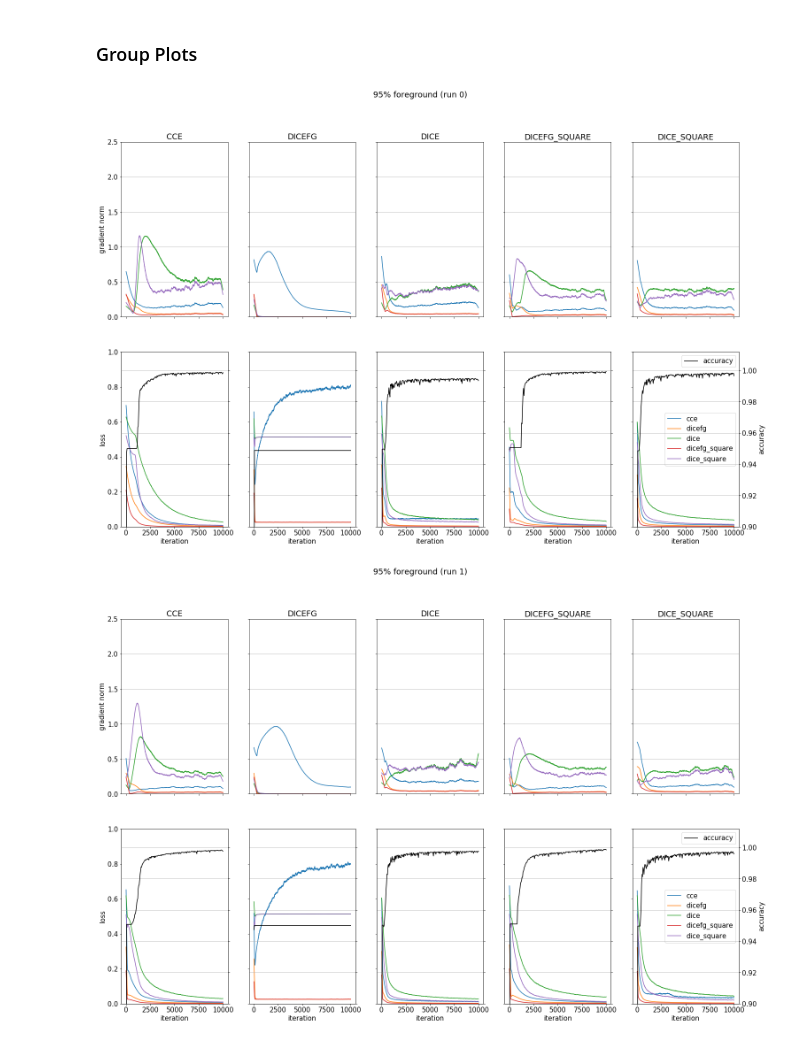
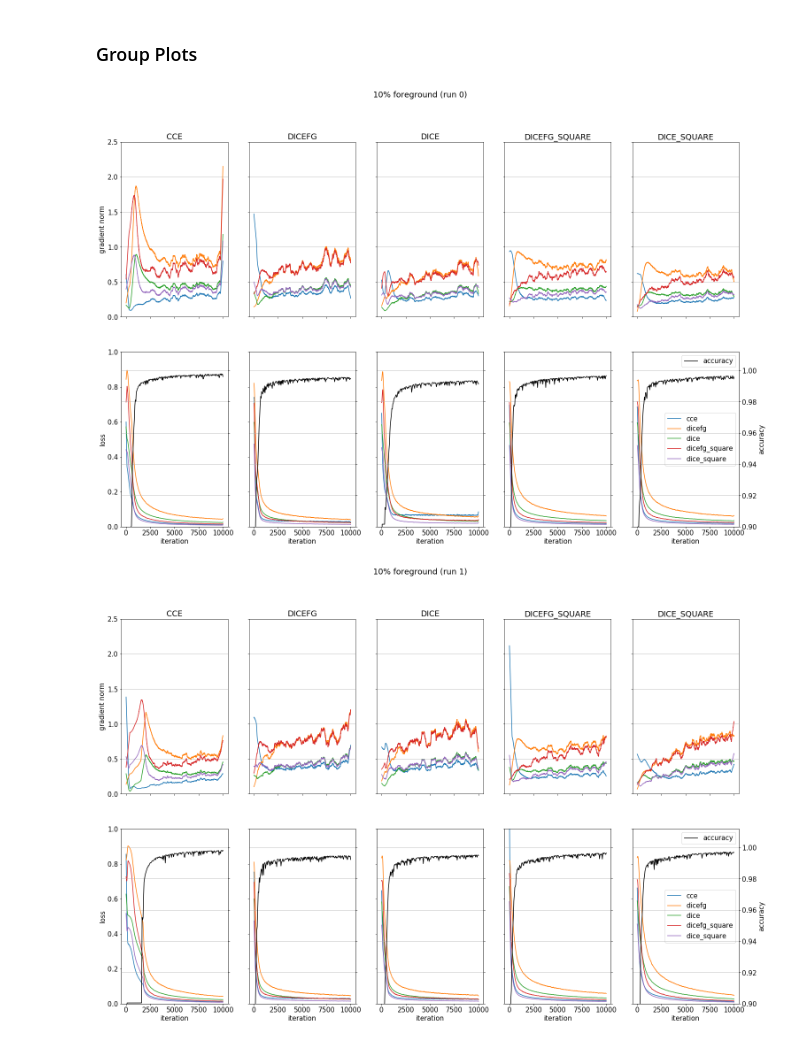
Before and after one commit to gchlebus/gchlebus.github.io, a Jupyter notebook: code/loss-functions/experiments.ipynb, the cells around one changed output. Saved outputs shown, nothing was run; the diff lists cells and outputs as text; code cells hidden in the pictures.

```diff
--- a/code/loss-functions/experiments.ipynb
+++ b/code/loss-functions/experiments.ipynb
@@ -138,7 +138,7 @@ def group_plot(threshold, opts1, opts2, run_index=0):
     ncols = len(filenames)
 
     plt.figure()
-    fg_percentage = int((1-threshold) * 100)
+    fg_percentage = int(round((1-threshold) * 100))
     plt.suptitle('{:d}% foreground (run {:d})'.format(fg_percentage, run_index))
     plt.subplot(nrows, ncols, 1)
     plot_grad(load(filenames[0]), **opts1, title=titles[0])
@@ -163,17 +163,17 @@ smooth2 = 100
 # %%
 opts1 = {
     'smooth': smooth1,
     'ylim': [0, 2.5],
     'legend': False,
     'xaxis': False
 }
 opts2 = {
     'smooth': smooth2,
     'y1lim': [0, 1],
     'y2lim': [0.9, 1.012],
 }
 for i in range(5):
-    group_plot(0.05, opts1, opts2, run_index=i)
+    group_plot(0.9, opts1, opts2, run_index=i)
 # %% [output]
-[figure, old version]
+[figure, new version]
-[figure, old version]
+[figure, new version]
```
Also changed, not shown: parts of 2 cells of this notebook, 12 other files.
